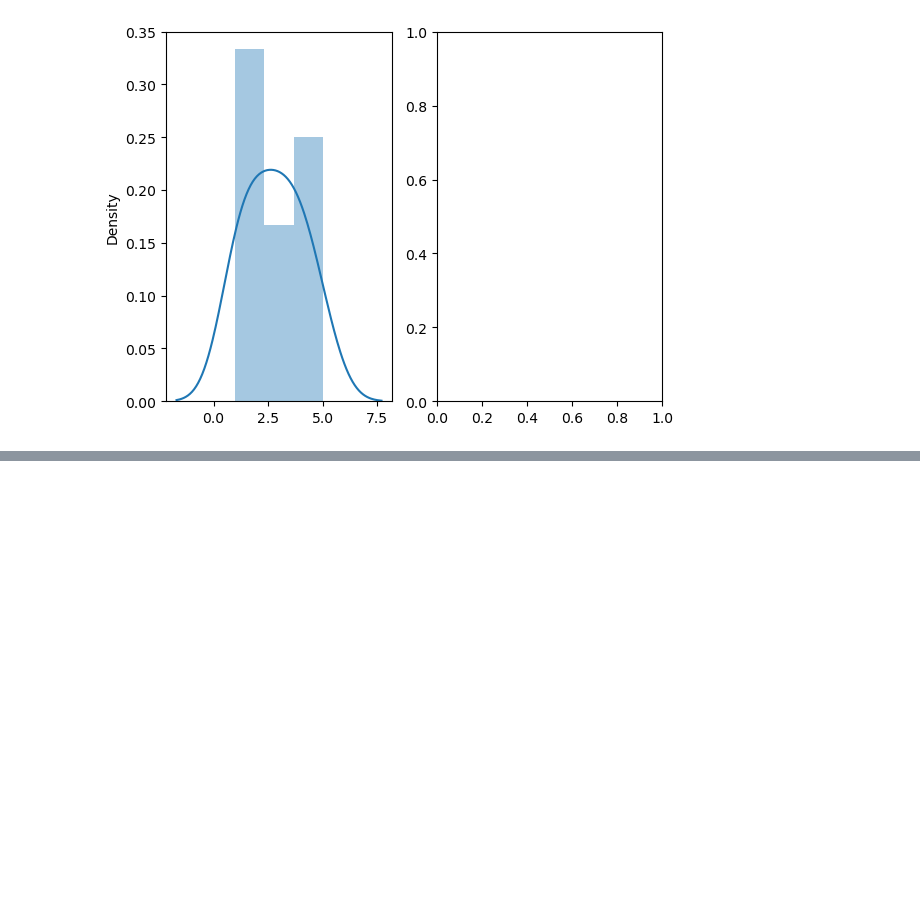
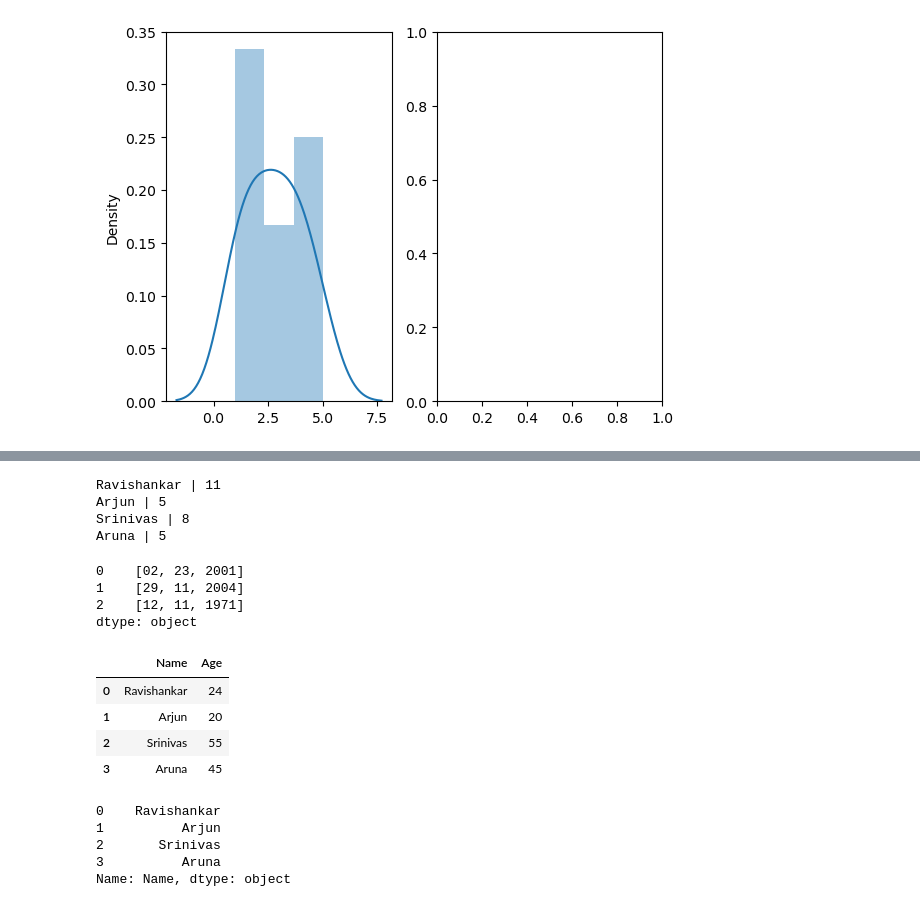
Before and after one commit to Ravishankarbhange/Data-Analysis-Course, a Jupyter notebook: Pandas.ipynb, the cells around one changed output, grey strips where cells are left out. Saved outputs shown, nothing was run; the diff lists cells and outputs as text; code cells hidden in the pictures; blank space fills up the shorter version.

```diff
--- a/Pandas.ipynb
+++ b/Pandas.ipynb
@@ -166,0 +289,8 @@ https://gist.github.com/mwaskom/de44147ed2974457ad6372750bbe5751
+# %%
+for name in f.str.strip():
+    print(name,"|",len(name))
+# %% [output]
+Ravishankar | 11
+Arjun | 5
+Srinivas | 8
+Aruna | 5
@@ -166,0 +299,25 @@ https://gist.github.com/mwaskom/de44147ed2974457ad6372750bbe5751
+# %%
+dates
+# %% [output]
+0    [02, 23, 2001]
+1    [29, 11, 2004]
+2    [12, 11, 1971]
+dtype: object
+# %%
+fd = pd.DataFrame({"Name" : ["Ravishankar", "Arjun", "Srinivas", "Aruna"], "Age" : [24,20,55,45]})
+# %%
+fd.loc[0:3]
+# %% [output]
+|  | Name | Age |
+| 0 | Ravishankar | 24 |
+| 1 | Arjun | 20 |
+| 2 | Srinivas | 55 |
+| 3 | Aruna | 45 |
+# %%
+fd["Name"]
+# %% [output]
+0    Ravishankar
+1          Arjun
+2       Srinivas
+3          Aruna
+Name: Name, dtype: object
```
Also changed, not shown: parts of 24 cells of this notebook.
